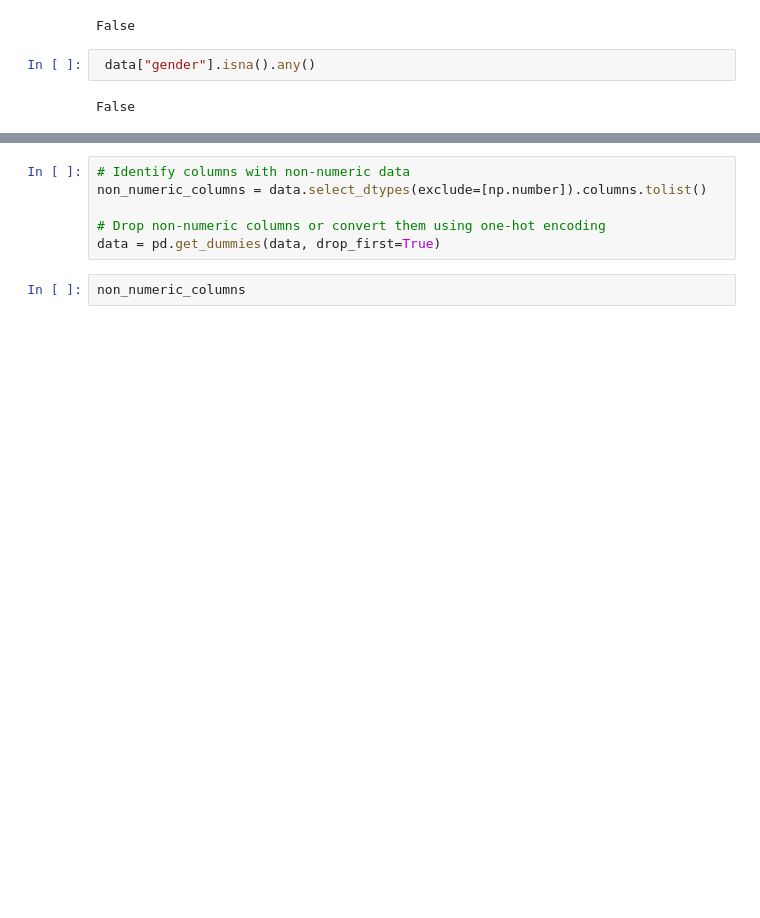
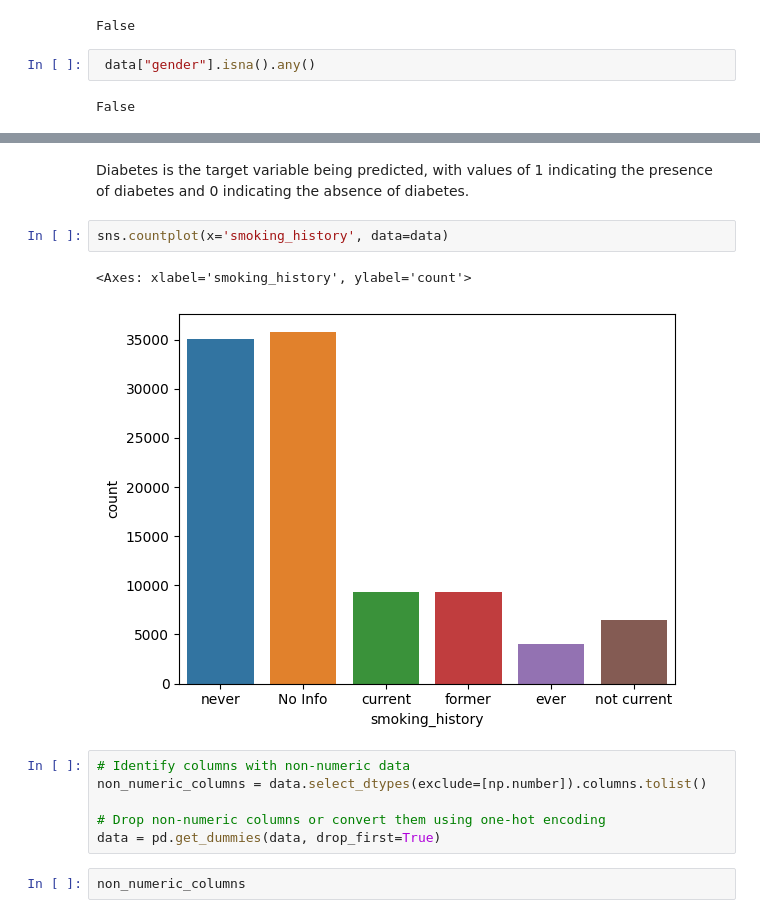
Before and after one commit to sabasaid1/projectML, a Jupyter notebook: MLProject1.ipynb, the cells around one changed output, grey strips where cells are left out. Cells and saved outputs as stored; diff of their text form; blank space fills up the shorter version.

```diff
--- a/MLProject1.ipynb
+++ b/MLProject1.ipynb
@@ -130,3 +139,10 @@ False
+# %% [markdown]
+Diabetes is the target variable being predicted, with values of 1 indicating the presence of diabetes and 0 indicating the absence of diabetes.
+# %%
+sns.countplot(x='smoking_history', data=data)
+# %% [output]
+<Axes: xlabel='smoking_history', ylabel='count'>
+[figure, added]
 # %%
 # Identify columns with non-numeric data
 non_numeric_columns = data.select_dtypes(exclude=[np.number]).columns.tolist()
```
Also changed, not shown: parts of 6 cells of this notebook.
